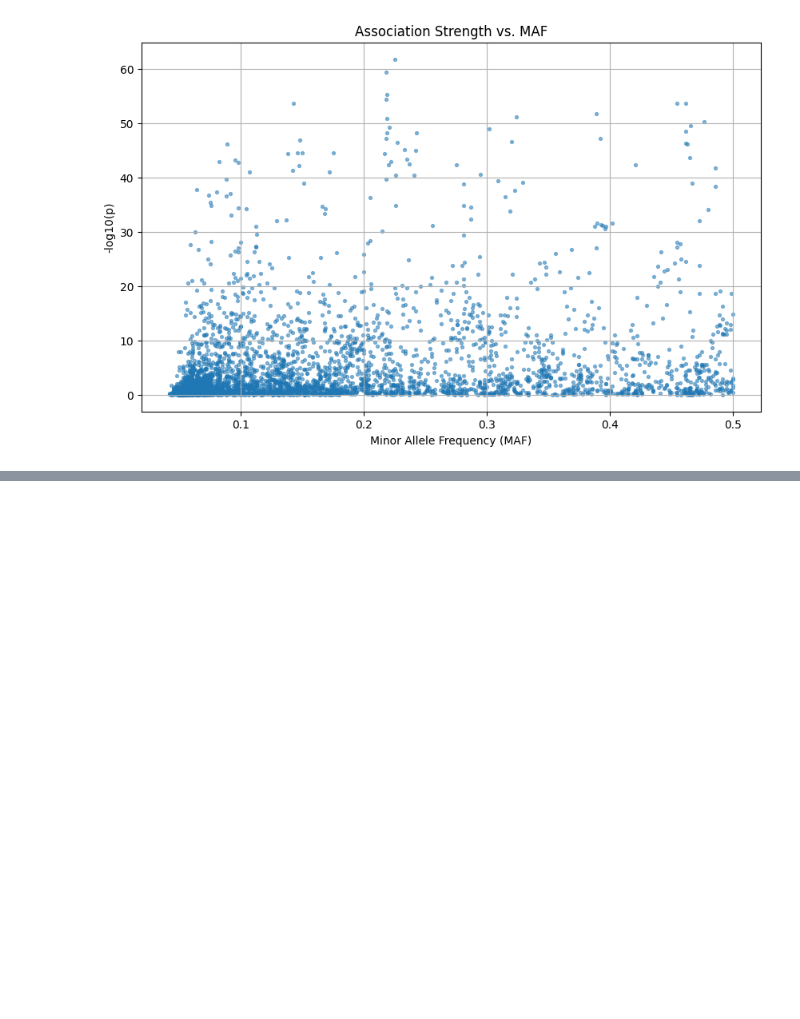
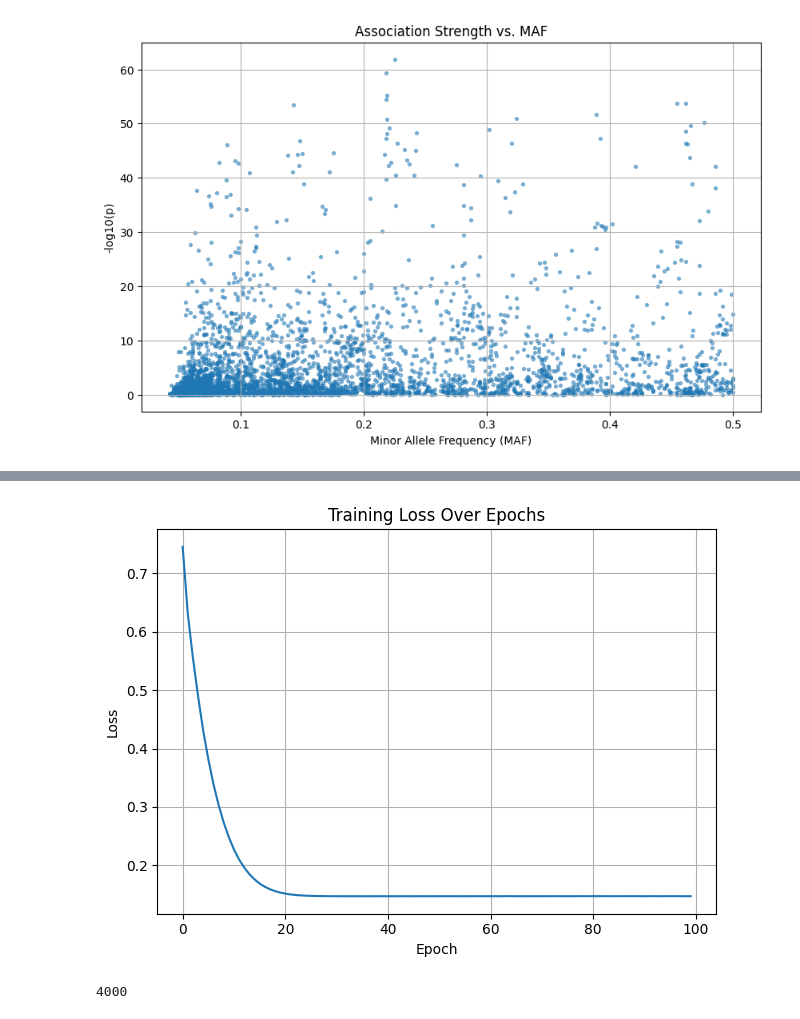
Before and after one commit to mat2m10/chasm, a Jupyter notebook: notebooks/coalescence_simulation_notebooks/03 correction through PCs.ipynb, the cells around one changed output, grey strips where cells are left out. Cells and saved outputs as stored; diff of their text form; code cells hidden in the pictures; blank space fills up the shorter version.

```diff
--- a/notebooks/coalescence_simulation_notebooks/03 correction through PCs.ipynb
+++ b/notebooks/coalescence_simulation_notebooks/03 correction through PCs.ipynb
@@ -214,0 +328,15 @@ plt.show()
+# %%
+# Plot training loss
+plt.plot(history.history['loss'])
+plt.title('Training Loss Over Epochs')
+plt.xlabel('Epoch')
+plt.ylabel('Loss')
+plt.grid(True)
+plt.tight_layout()
+plt.show()
+# %% [output]
+[figure, added]
+# %%
+len(mean_error)
+# %% [output]
+4000
```
Also changed, not shown: parts of 14 cells of this notebook, 1 other file.
